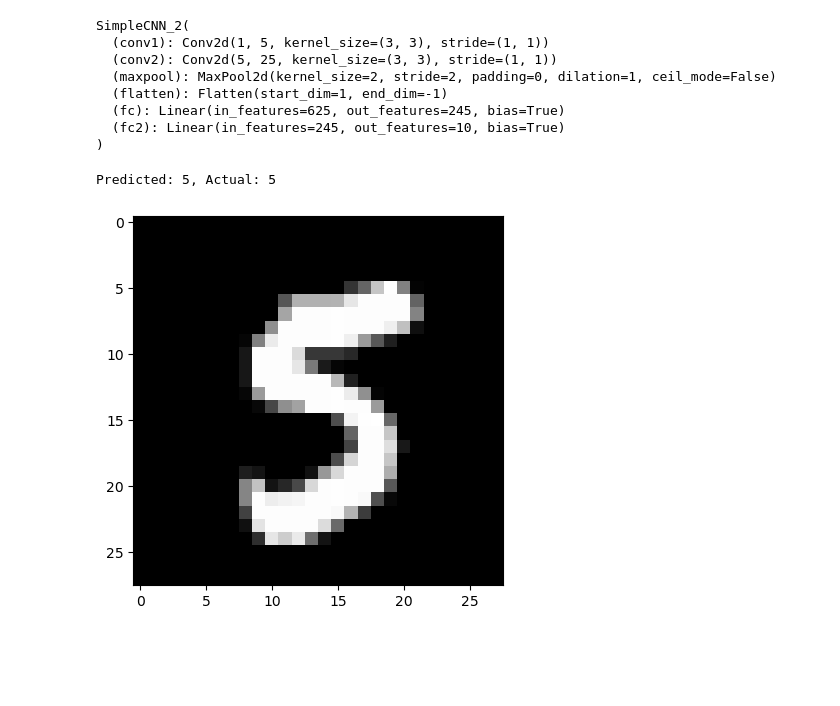
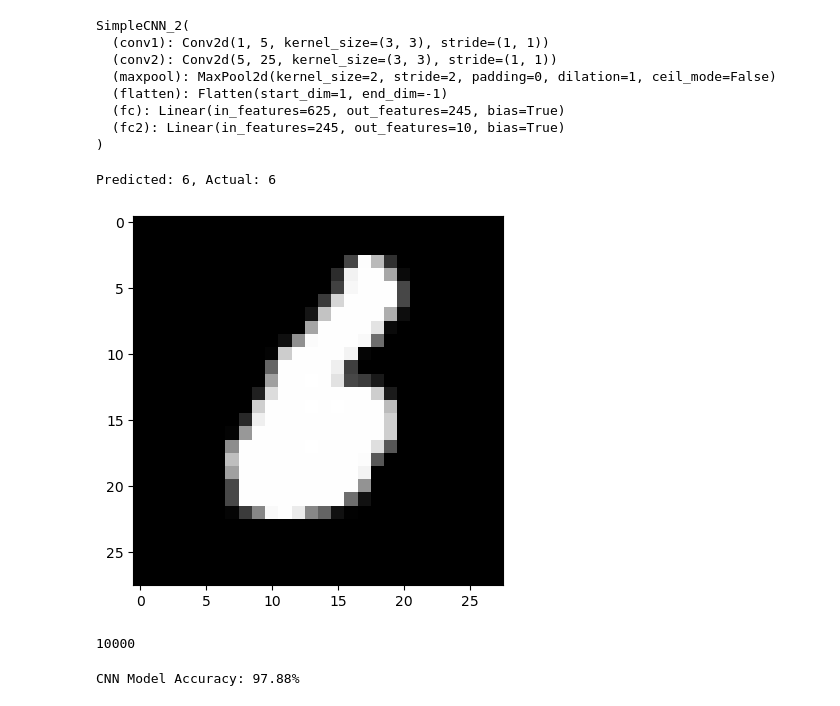
Before and after one commit to ptmaimai106/LTMH-cKAN, a Jupyter notebook: cKAN-demo.ipynb, the cells around one changed output. Cells and saved outputs as stored; diff of their text form; code cells hidden in the pictures; blank space fills up the shorter version.

Commit message:
Training the other models and  add evaluate metric

```diff
--- a/cKAN-demo.ipynb
+++ b/cKAN-demo.ipynb
@@ -16,7 +44,8 @@ from architectures_28x28.KKAN import KKAN_Convolutional_Network
 # %%
-cKAN_10_epoch_model = KKAN_Convolutional_Network(device=device)
-cKAN_10_epoch_model.load_state_dict(torch.load('models/cKAN_model_10_epoch/best_model.pth',weights_only=True, map_location=device))
-cKAN_10_epoch_model.eval()
+kkan_model = KKAN_Convolutional_Network()
+kkan_model.to()
+kkan_model.load_state_dict(torch.load('models/KKAN_Convolutional/best_model.pth',weights_only=True))
+kkan_model.eval()
 # %% [output]
 KKAN_Convolutional_Network(
   (conv1): KAN_Convolutional_Layer(
@@ -60,23 +89,23 @@ test_loader = torch.utils.data.DataLoader(test_dataset, batch_size=1, shuffle=Tr
 # %%
 def predictFirstNumber(model, device, test_loader):
     model.to(device)
     model.eval()
 
     with torch.no_grad():
         for data, target in test_loader:
             data, target = data.to(device), target.to(device)
             output = model(data)
             pred = output.argmax(dim=1, keepdim=True)
             print(f'Predicted: {pred.item()}, Actual: {target.item()}')
 
             plt.imshow(data.cpu().squeeze().numpy(), cmap='gray')
             plt.show()
             break
 
-predictFirstNumber(cKAN_10_epoch_model, device, test_loader)
+predictFirstNumber(kkan_model, device, test_loader)
 # %% [output]
-Predicted: 5, Actual: 5
+Predicted: 6, Actual: 6
-[figure, old version]
+[figure, new version]
 # %%
 def evaluate_model(model, test_loader):
     model.eval()
@@ -97,3 +126,7 @@ def evaluate_model(model, test_loader):
 
     accuracy = correct / total
     return accuracy, all_labels, all_preds
+# %%
+print(len(test_dataset))
+# %% [output]
+10000
@@ -100 +136,6 @@ def evaluate_model(model, test_loader):
+# %%
+cnn_accuracy, cnn_labels, cnn_preds = evaluate_model(modelCNN, test_loader)
+print(f'CNN Model Accuracy: {cnn_accuracy * 100:.2f}%')
+# %% [output]
+CNN Model Accuracy: 97.88%
 # %%
```
Also changed, not shown: parts of 7 cells of this notebook, 9 other files.
